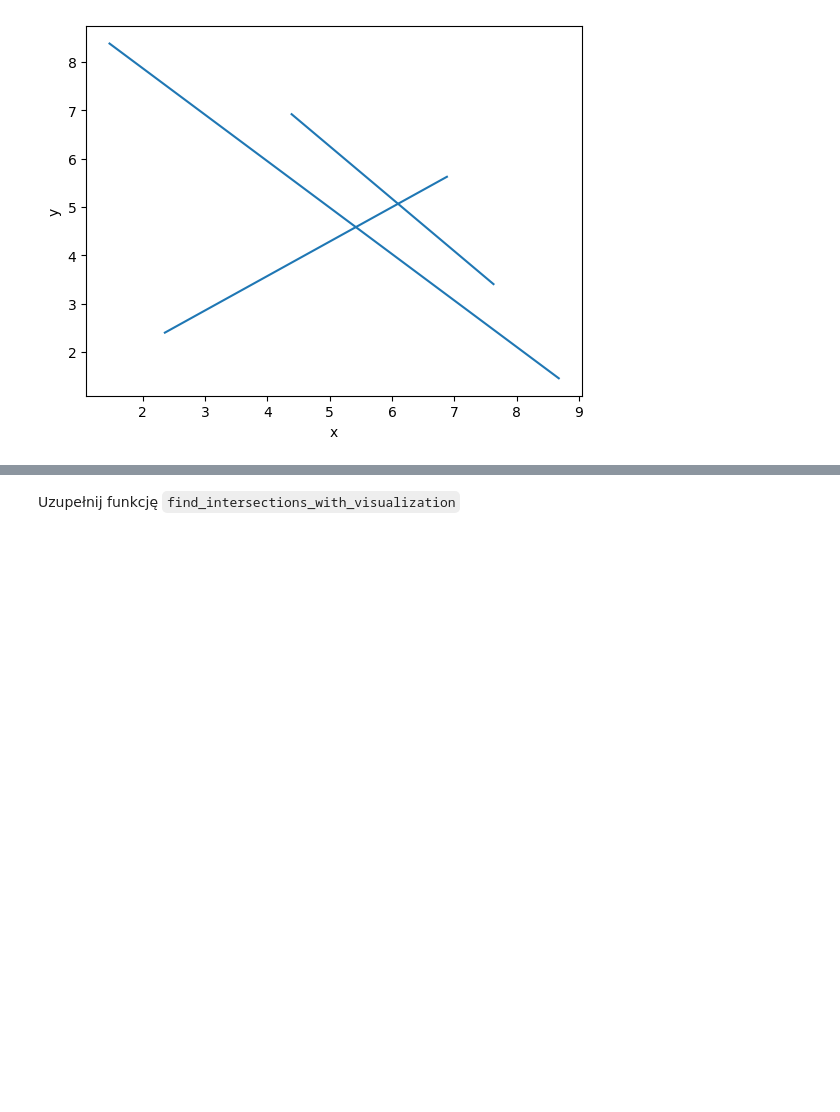
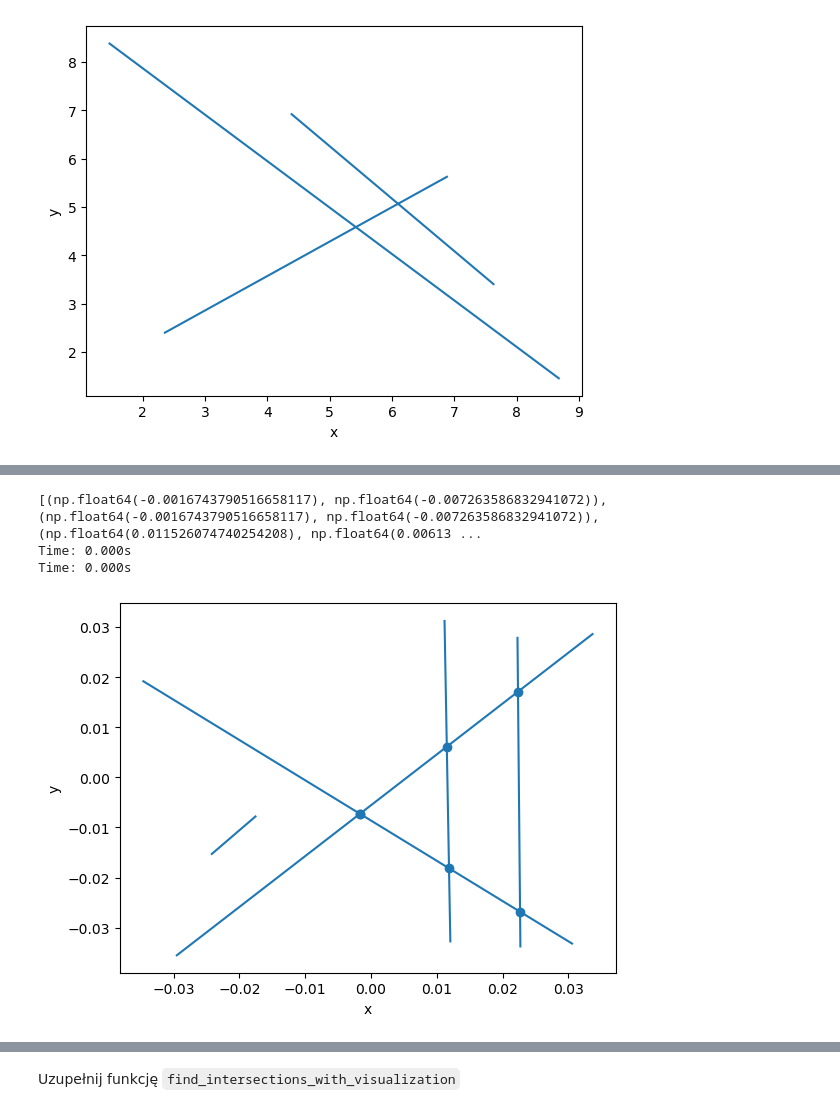
Before and after one commit to WSm-77/geometric_algorithms, a Jupyter notebook: lab4/main.ipynb, the cells around one changed output, grey strips where cells are left out. Saved outputs shown, nothing was run; the diff lists cells and outputs as text; code cells hidden in the pictures; blank space fills up the shorter version.

```diff
--- a/lab4/main.ipynb
+++ b/lab4/main.ipynb
@@ -961,7 +961,7 @@ def find_intersections_handle_event_intersect(event: Event, eventsStateStruct: S
 def find_intersections(segments, eps = EPS):
     """
     Funkcja znajduje wszystkie przecięcia zadanych odcinków
-    :param segments: tablica odcinków w postaci krotek ktorek współrzędnych punktów końcowych odcinków
+    :param segments: tablica odcinków w postaci krotek krotek współrzędnych punktów końcowych odcinków
     :return: tablica punktów przecięć w postaci trzyelementowych krotek w których pierwszym elementem są współrzędne danego punktu, a drugim i trzecim indeksy prostych z listy wejściowej, które się przecinają w tym punkcie współrzędnych np.:
     [((x1, y1), id1,id2),
     ((x2, y2), id3, id4),
@@ -976,9 +976,9 @@ def find_intersections(segments, eps = EPS):
     eventsSortedSet = SortedSet()
     broomStateStruct = SortedSet()
 
-    segments = [Segment(Point(beg), Point(end)) for beg, end in segments]
+    segmentsObjects = [Segment(Point(beg), Point(end)) for beg, end in segments]
 
-    for seg in segments:
+    for seg in segmentsObjects:
         eventBeg = Event(seg.get_beg(), eventType = BEG, segmentsList = [seg])
         eventEnd = Event(seg.get_end(), eventType = END, segmentsList = [seg])
         eventsSortedSet.add(eventBeg)
@@ -1024,11 +1024,11 @@ def find_intersections(segments, eps = EPS):
         event: Event = eventsSortedSet.pop(0)
         eventType = event.get_event_type()
 
-        # # zaktualizowanie obecnej wartości współrzędnej x
-        # Segment.update_x(event.get_event_point().get_x())
+        # zaktualizowanie obecnej wartości współrzędnej x
+        Segment.update_x(event.get_event_point().get_x())
 
-        print(f"\n\n######## {event} ########\n\n")
-        print(eventsSortedSet)
+        # print(f"\n\n######## {event} ########\n\n")
+        # print(eventsSortedSet)
 
         if eventType == BEG:
             find_intersections_handle_event_beg(event, eventsSortedSet, broomStateStruct, intersections)
@@ -1133,2 +1117,14 @@ ValueError: Segment(Point(2.338709677419355, 2.3863636363636367), Point(6.895161
+# %%
+%matplotlib inline
+# loadedSegments2 = load_segments_from_file("./test_segments/test3")
+intersections = find_intersections(loadedSegments2)
+print(intersections)
+vis.add_point(intersections)
+vis.show()
+# %% [output]
+[(np.float64(-0.0016743790516658117), np.float64(-0.007263586832941072)), (np.float64(-0.0016743790516658117), np.float64(-0.007263586832941072)), (np.float64(0.011526074740254208), np.float64(0.00613 ...
+Time: 0.000s
+Time: 0.000s
+[figure, added]
 # %%
 Test().runtest(3, find_intersections)
```
Also changed, not shown: parts of 5 cells of this notebook.
